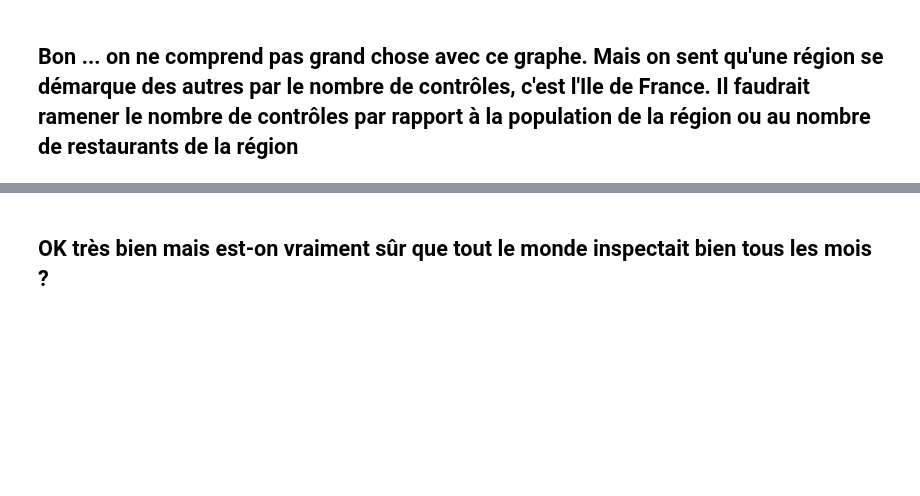
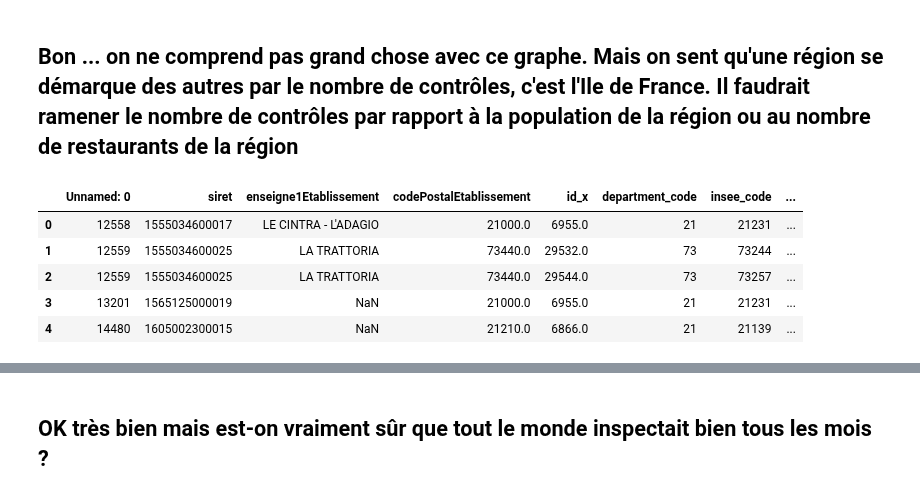
Before and after one commit to etalab-ia/ami-ia, a Jupyter notebook: notebooks/ami_ia_dataviz_rr.ipynb, the cells around one changed output, grey strips where cells are left out. Drawn from its saved outputs; the diff is of its cells as text; code cells hidden in the pictures; blank space fills up the shorter version.

```diff
--- a/notebooks/ami_ia_dataviz_rr.ipynb
+++ b/notebooks/ami_ia_dataviz_rr.ipynb
@@ -338,15 +352,20 @@ sns.relplot(x = 'Date_inspection', y= 'control_count', hue = 'region_code', data
 # %% [markdown]
 ## Bon ... on ne comprend pas grand chose avec ce graphe. Mais on sent qu'une région se démarque des autres par le nombre de contrôles, c'est l'Ile de France. Il faudrait ramener le nombre de contrôles par rapport à la population de la région ou au nombre de restaurants de la région
 # %%
-#for further processing we need to change the columns names for df_region
-df_regions.columns= ['id', 'region_code', 'region_name', 'slug']
 # On joint les données en utilisant les colonnes en commun entre les dataFrame
 restaurants_with_regions = pd.merge(cp_restaurant, df_cities, how= 'left', left_on = 'codePostalEtablissement', right_on = 'zip_code')
 restaurants_with_regions = pd.merge(restaurants_with_regions, df_departments, how= 'left', left_on = 'department_code', right_on = 'code')
 restaurants_with_regions = pd.merge(restaurants_with_regions, df_regions, how= 'left', on = 'region_code')
 
 # Observons le résultat
 restaurants_with_regions.head()
+# %% [output]
+|  | Unnamed: 0 | siret | enseigne1Etablissement | codePostalEtablissement | id_x | department_code | insee_code | ... |
+| 0 | 12558 | 1555034600017 | LE CINTRA - L'ADAGIO | 21000.0 | 6955.0 | 21 | 21231 | ... |
+| 1 | 12559 | 1555034600025 | LA TRATTORIA | 73440.0 | 29532.0 | 73 | 73244 | ... |
+| 2 | 12559 | 1555034600025 | LA TRATTORIA | 73440.0 | 29544.0 | 73 | 73257 | ... |
+| 3 | 13201 | 1565125000019 | NaN | 21000.0 | 6955.0 | 21 | 21231 | ... |
+| 4 | 14480 | 1605002300015 | NaN | 21210.0 | 6866.0 | 21 | 21139 | ... |
 # %%
 #keep only original columns + regions
 columns = cp_restaurant.columns.tolist()
```
Also changed, not shown: parts of 39 cells of this notebook.
